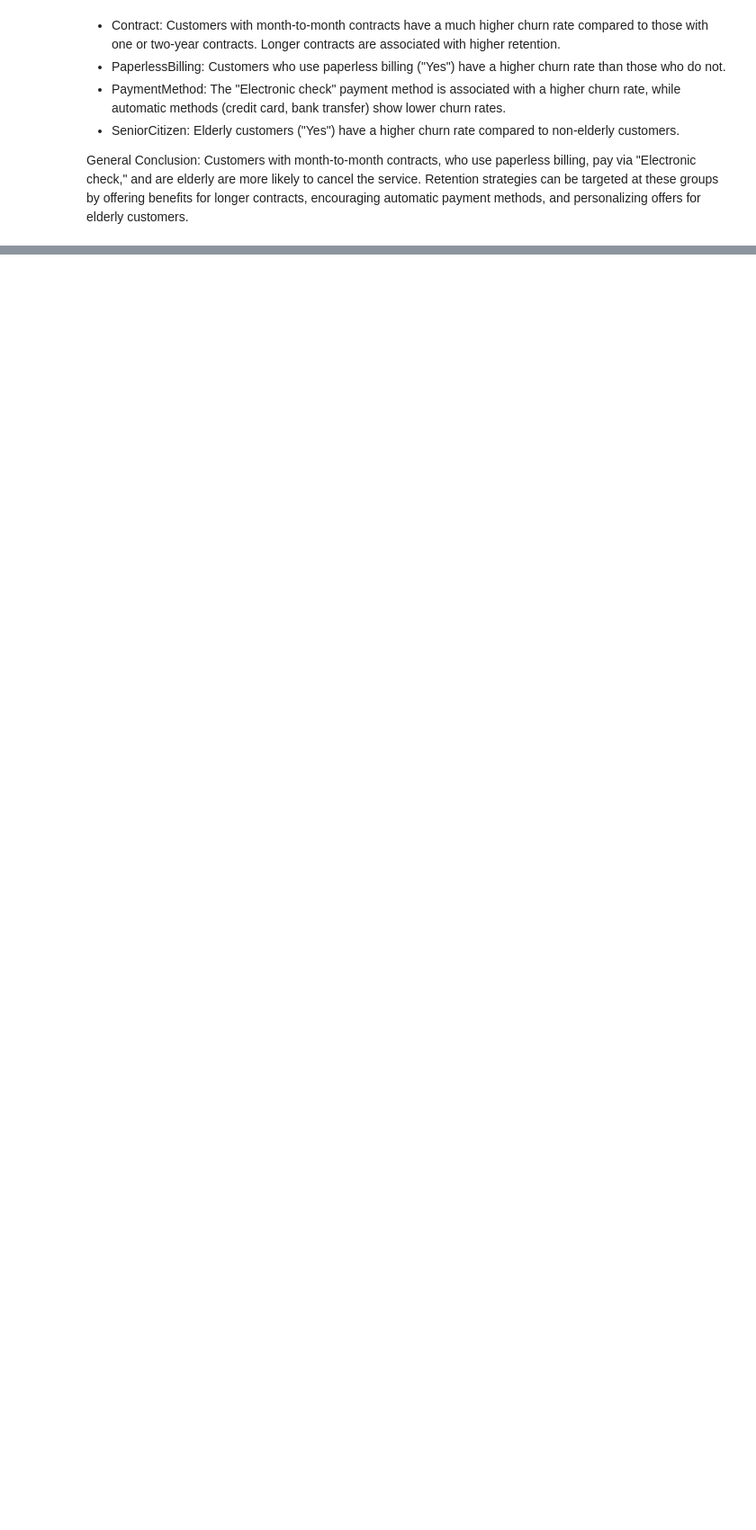
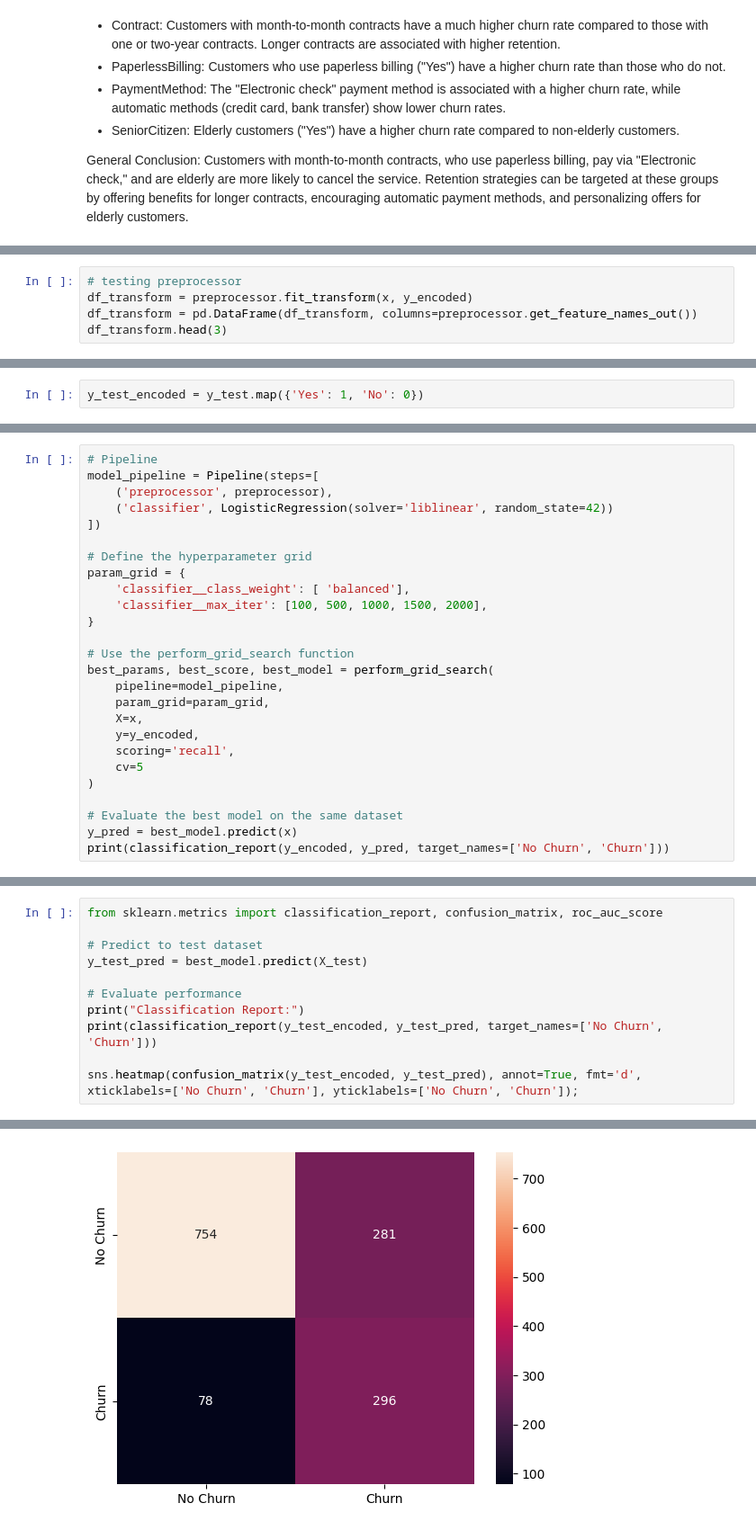
Before and after one commit to RafaelLuckner/prev-churn, a Jupyter notebook: notebooks/project.ipynb, the cells around one changed output, grey strips where cells are left out. Shown at 90% size. Saved outputs shown, nothing was run; the diff lists cells and outputs as text; blank space fills up the shorter version.

Commit message:
inicializate modeling

```diff
--- a/notebooks/project.ipynb
+++ b/notebooks/project.ipynb
@@ -285,0 +318,5 @@ Customers with month-to-month contracts, who use paperless billing, pay via "Ele
+# %%
+# testing preprocessor
+df_transform = preprocessor.fit_transform(x, y_encoded)
+df_transform = pd.DataFrame(df_transform, columns=preprocessor.get_feature_names_out())
+df_transform.head(3)
@@ -285,0 +333,2 @@ Customers with month-to-month contracts, who use paperless billing, pay via "Ele
+# %%
+y_test_encoded = y_test.map({'Yes': 1, 'No': 0})
@@ -285,0 +339,26 @@ Customers with month-to-month contracts, who use paperless billing, pay via "Ele
+# %%
+# Pipeline
+model_pipeline = Pipeline(steps=[
+    ('preprocessor', preprocessor),
+    ('classifier', LogisticRegression(solver='liblinear', random_state=42))
+])
+
+# Define the hyperparameter grid
+param_grid = {
+    'classifier__class_weight': [ 'balanced'],
+    'classifier__max_iter': [100, 500, 1000, 1500, 2000],
+}
+
+# Use the perform_grid_search function
+best_params, best_score, best_model = perform_grid_search(
+    pipeline=model_pipeline,
+    param_grid=param_grid,
+    X=x,
+    y=y_encoded,
+    scoring='recall',
+    cv=5
+)
+
+# Evaluate the best model on the same dataset
+y_pred = best_model.predict(x)
+print(classification_report(y_encoded, y_pred, target_names=['No Churn', 'Churn']))
@@ -285,0 +383,12 @@ Customers with month-to-month contracts, who use paperless billing, pay via "Ele
+# %%
+from sklearn.metrics import classification_report, confusion_matrix, roc_auc_score
+
+# Predict to test dataset
+y_test_pred = best_model.predict(X_test)
+
+# Evaluate performance
+print("Classification Report:")
+print(classification_report(y_test_encoded, y_test_pred, target_names=['No Churn', 'Churn']))
+
+sns.heatmap(confusion_matrix(y_test_encoded, y_test_pred), annot=True, fmt='d', xticklabels=['No Churn', 'Churn'], yticklabels=['No Churn', 'Churn']);
+# %% [output]
@@ -285,0 +404 @@ Customers with month-to-month contracts, who use paperless billing, pay via "Ele
+[figure, added]
```
Also changed, not shown: parts of 19 cells of this notebook, 1 other file.
